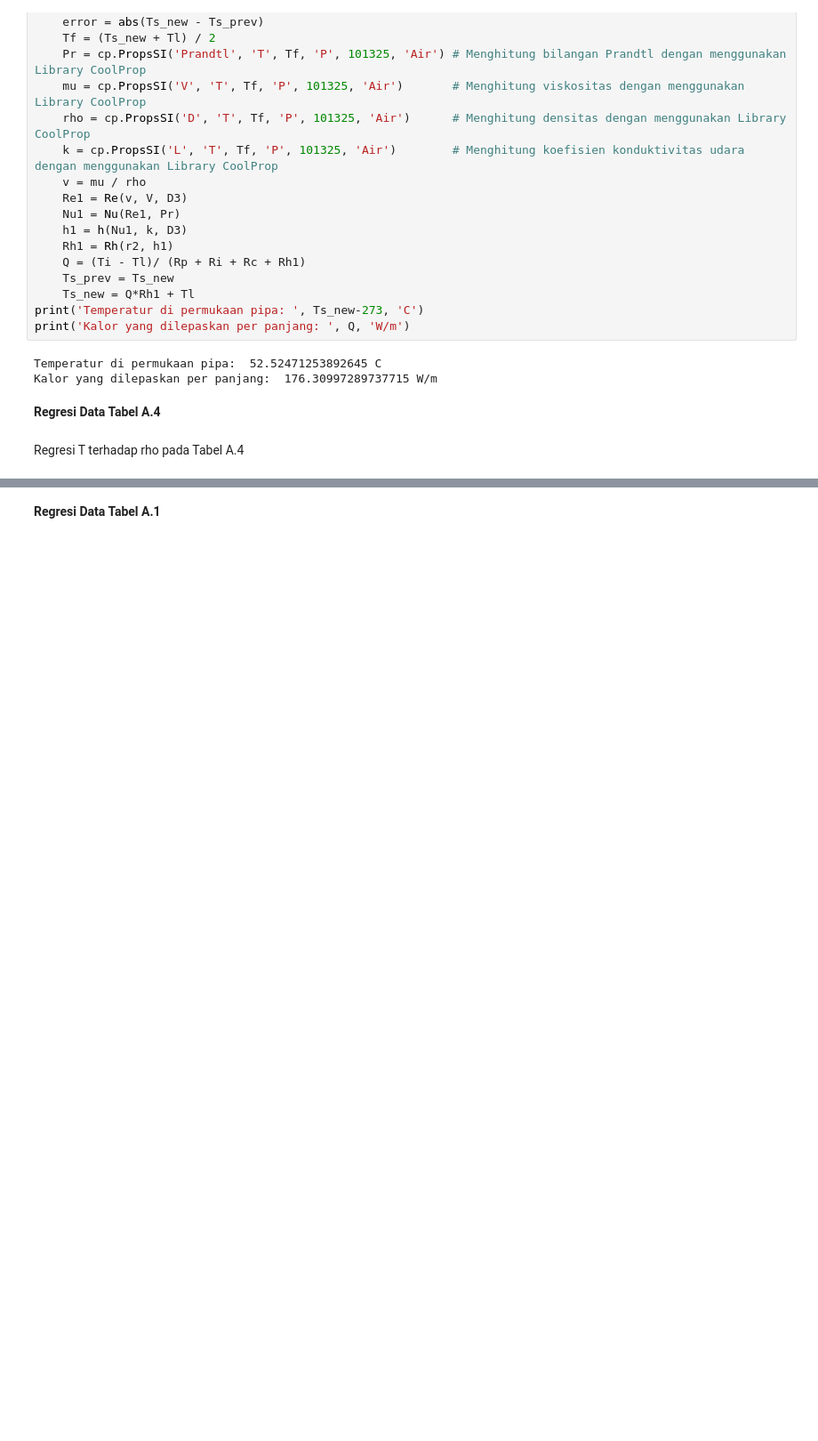
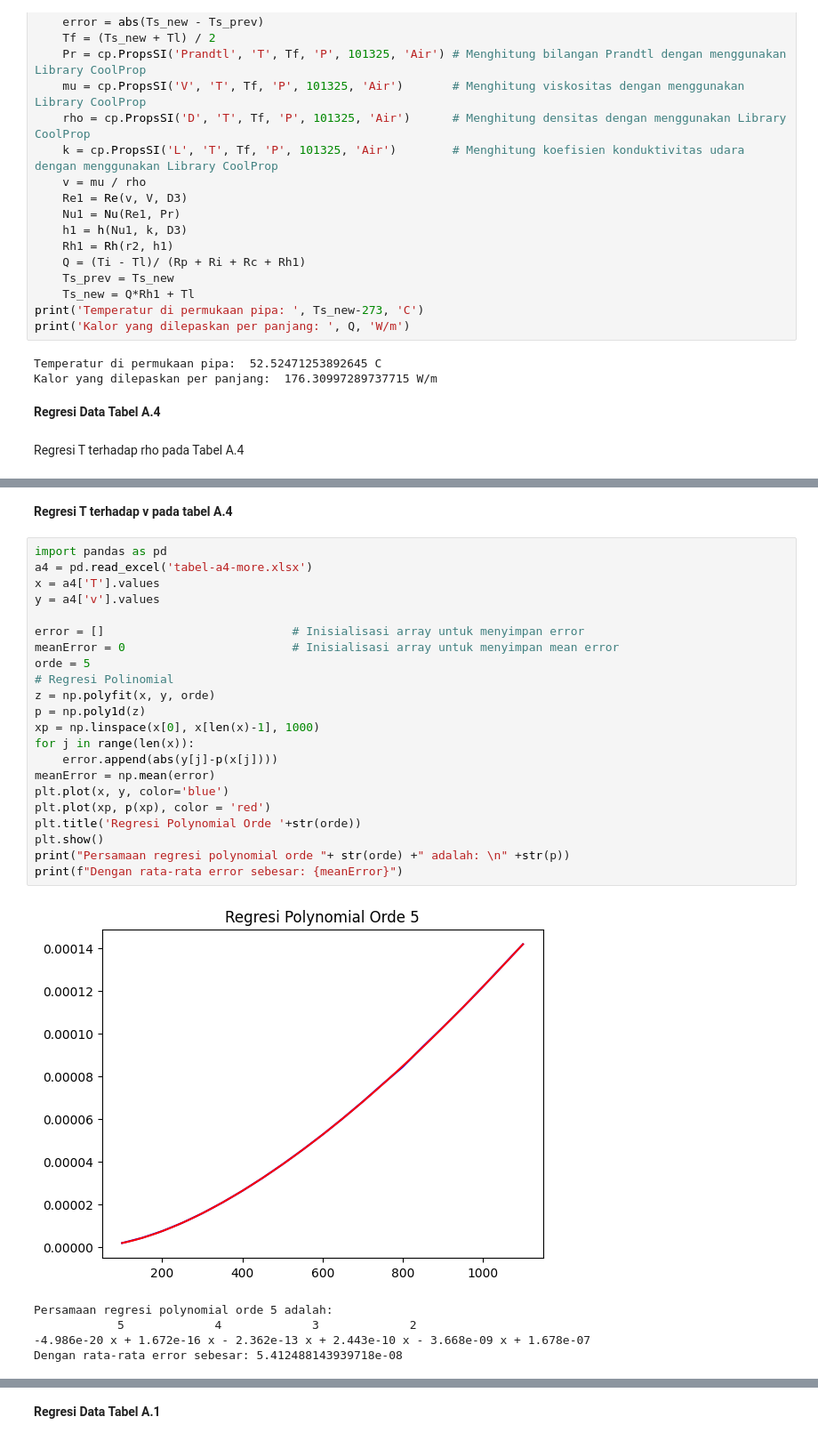
Before and after one commit to fdeedat969/tugas-kuliah, a Jupyter notebook: Tugas Konveksi.ipynb, the cells around one changed output, grey strips where cells are left out. Shown at 89% size. Cells and saved outputs as stored; diff of their text form; blank space fills up the shorter version.

```diff
--- a/Tugas Konveksi.ipynb
+++ b/Tugas Konveksi.ipynb
@@ -166,0 +239,30 @@ Persamaan regresi polynomial orde 6 adalah:
+# %% [markdown]
+**Regresi T terhadap v pada tabel A.4**
+# %%
+import pandas as pd
+a4 = pd.read_excel('tabel-a4-more.xlsx')
+x = a4['T'].values
+y = a4['v'].values
+
+error = []                           # Inisialisasi array untuk menyimpan error
+meanError = 0                        # Inisialisasi array untuk menyimpan mean error
+orde = 5
+# Regresi Polinomial
+z = np.polyfit(x, y, orde)
+p = np.poly1d(z)
+xp = np.linspace(x[0], x[len(x)-1], 1000)
+for j in range(len(x)):
+    error.append(abs(y[j]-p(x[j])))
+meanError = np.mean(error)
+plt.plot(x, y, color='blue')
+plt.plot(xp, p(xp), color = 'red')
+plt.title('Regresi Polynomial Orde '+str(orde))
+plt.show()
+print("Persamaan regresi polynomial orde "+ str(orde) +" adalah: \n" +str(p))
+print(f"Dengan rata-rata error sebesar: {meanError}")
+# %% [output]
+[figure, added]
+Persamaan regresi polynomial orde 5 adalah:
+            5             4             3             2
+-4.986e-20 x + 1.672e-16 x - 2.362e-13 x + 2.443e-10 x - 3.668e-09 x + 1.678e-07
+Dengan rata-rata error sebesar: 5.412488143939718e-08
```
Also changed, not shown: parts of 12 cells of this notebook, 4 other files.
